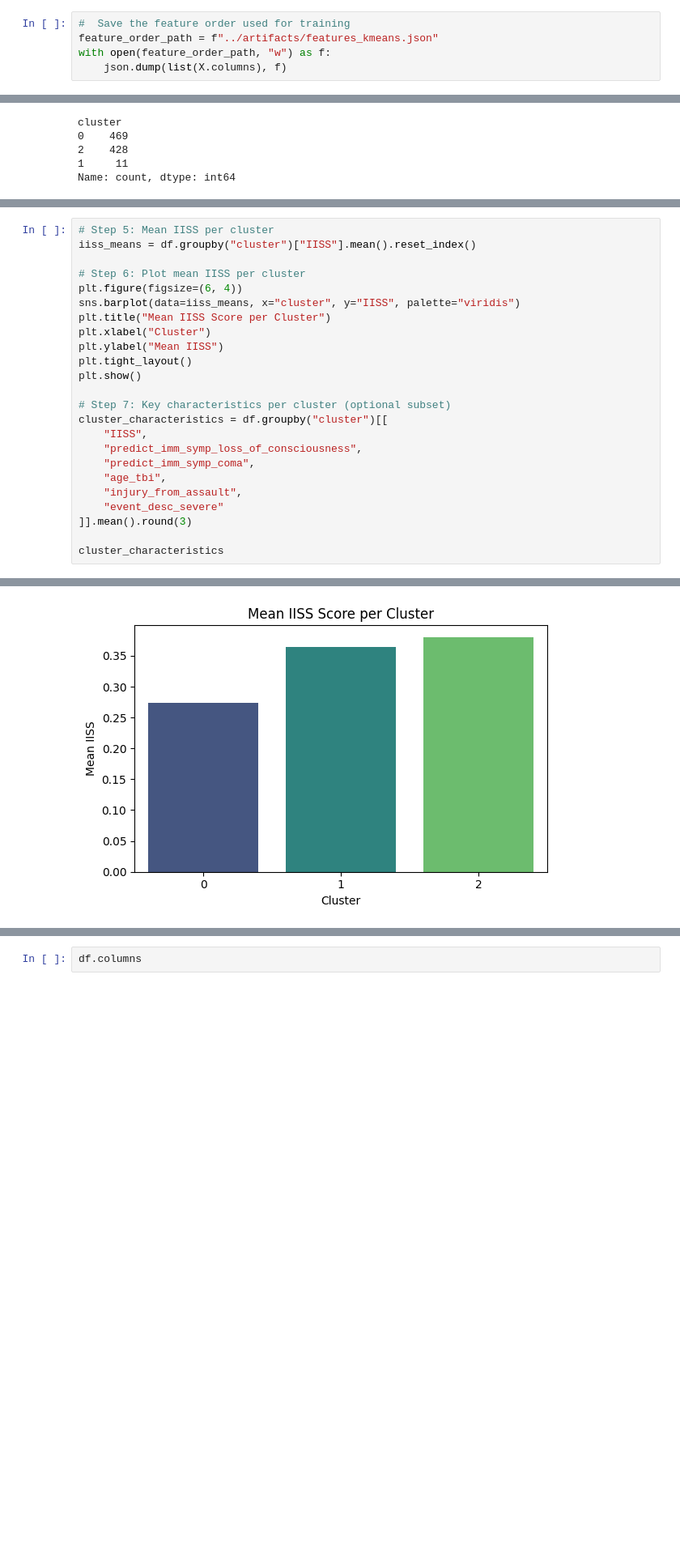
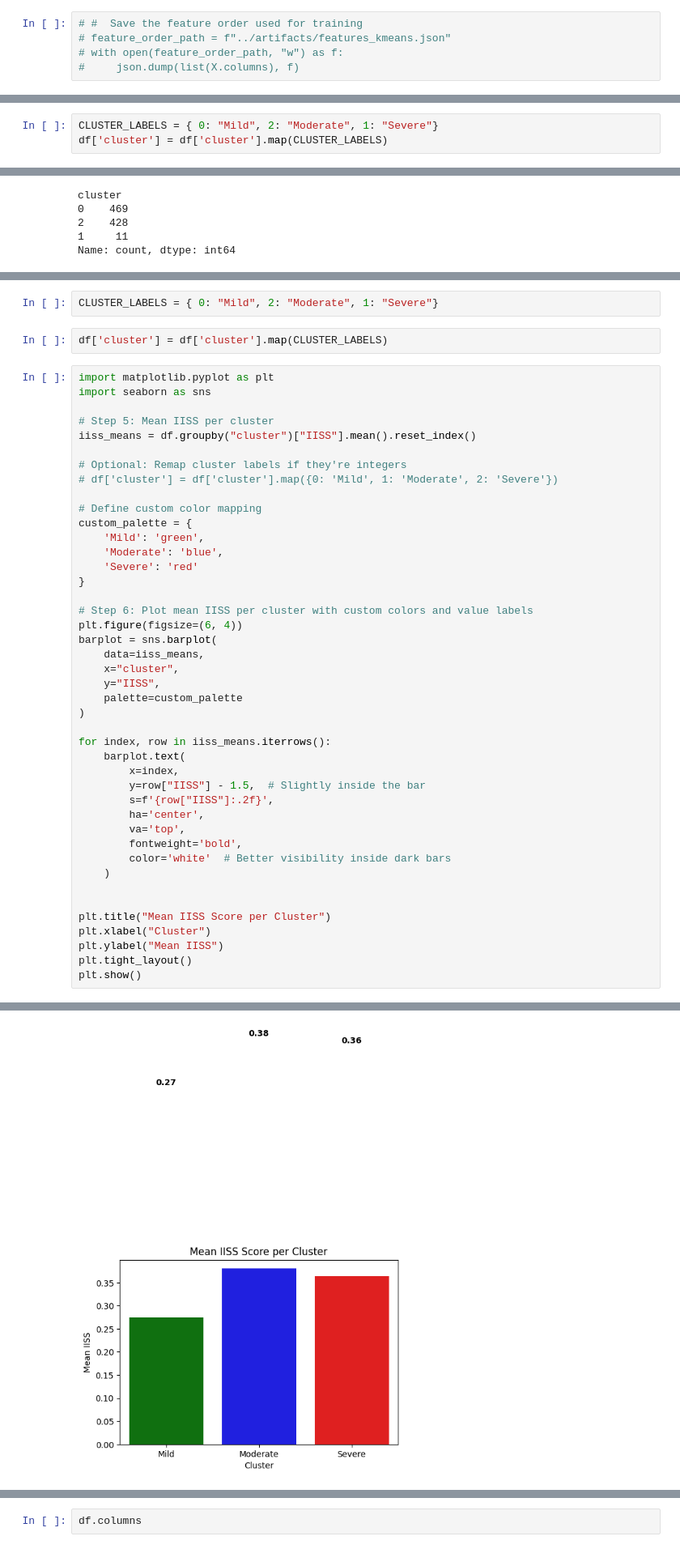
Before and after one commit to rohit180497/Power-of-Patients-Capstone, a Jupyter notebook: phenotypes/scripts/base_model.ipynb, the cells around one changed output, grey strips where cells are left out. Shown at 81% size. Saved outputs shown, nothing was run; the diff lists cells and outputs as text; blank space fills up the shorter version.

```diff
--- a/phenotypes/scripts/base_model.ipynb
+++ b/phenotypes/scripts/base_model.ipynb
@@ -58,8 +56,8 @@ joblib.dump(scaler, '../artifacts/scaler_kmeans.pkl')
 # %%
-#  Save the feature order used for training
-feature_order_path = f"../artifacts/features_kmeans.json"
-with open(feature_order_path, "w") as f:
-    json.dump(list(X.columns), f)
+# #  Save the feature order used for training
+# feature_order_path = f"../artifacts/features_kmeans.json"
+# with open(feature_order_path, "w") as f:
+#     json.dump(list(X.columns), f)
 # %%
 # Calculate inertia for K values
 inertia = []
@@ -92,4 +90,7 @@ from sklearn.metrics import silhouette_score
 silhouette_score(X_scaled, kmeans.labels_)
 # %% [output]
 np.float64(0.10954242788606047)
+# %%
+CLUSTER_LABELS = { 0: "Mild", 2: "Moderate", 1: "Severe"}
+df['cluster'] = df['cluster'].map(CLUSTER_LABELS)
 # %%
@@ -132,29 +142,52 @@ df.head()
 | 2 | 6a7f7ce9-f63e-4651-b941-a25ce116de74 | 1 | 0.0 | 0.0 | 0.0 | ... |
 | 3 | 096d402a-5fcd-41dd-b59b-b3089cf06742 | 1 | 0.0 | 0.0 | 0.0 | ... |
 | 4 | a419b210-7615-40ac-ad05-a9e0a83046af | 1 | 0.0 | 0.0 | 0.0 | ... |
+# %%
+CLUSTER_LABELS = { 0: "Mild", 2: "Moderate", 1: "Severe"}
+# %%
+df['cluster'] = df['cluster'].map(CLUSTER_LABELS)
 # %%
+import matplotlib.pyplot as plt
+import seaborn as sns
+
 # Step 5: Mean IISS per cluster
 iiss_means = df.groupby("cluster")["IISS"].mean().reset_index()
 
-# Step 6: Plot mean IISS per cluster
+# Optional: Remap cluster labels if they're integers
+# df['cluster'] = df['cluster'].map({0: 'Mild', 1: 'Moderate', 2: 'Severe'})
+
+# Define custom color mapping
+custom_palette = {
+    'Mild': 'green',
+    'Moderate': 'blue',
+    'Severe': 'red'
+}
+
+# Step 6: Plot mean IISS per cluster with custom colors and value labels
 plt.figure(figsize=(6, 4))
-sns.barplot(data=iiss_means, x="cluster", y="IISS", palette="viridis")
+barplot = sns.barplot(
+    data=iiss_means,
+    x="cluster",
+    y="IISS",
+    palette=custom_palette
+)
+
+for index, row in iiss_means.iterrows():
+    barplot.text(
+        x=index,
+        y=row["IISS"] - 1.5,  # Slightly inside the bar
+        s=f'{row["IISS"]:.2f}',
+        ha='center',
+        va='top',
+        fontweight='bold',
+        color='white'  # Better visibility inside dark bars
+    )
+
+
 plt.title("Mean IISS Score per Cluster")
 plt.xlabel("Cluster")
 plt.ylabel("Mean IISS")
 plt.tight_layout()
 plt.show()
-
-# Step 7: Key characteristics per cluster (optional subset)
-cluster_characteristics = df.groupby("cluster")[[
-    "IISS",
-    "predict_imm_symp_loss_of_consciousness",
-    "predict_imm_symp_coma",
-    "age_tbi",
-    "injury_from_assault",
-    "event_desc_severe"
-]].mean().round(3)
-
-cluster_characteristics
 # %% [output]
 Passing `palette` without assigning `hue` is deprecated and will be removed in v0.14.0. Assign the `x` variable to `hue` and set `legend=False` for the same effect.
@@ -161 +198 @@ Passing `palette` without assigning `hue` is deprecated and will be removed in v
-[figure, old version]
+[figure, new version]
```
Also changed, not shown: parts of 3 cells of this notebook, 6 other files.
